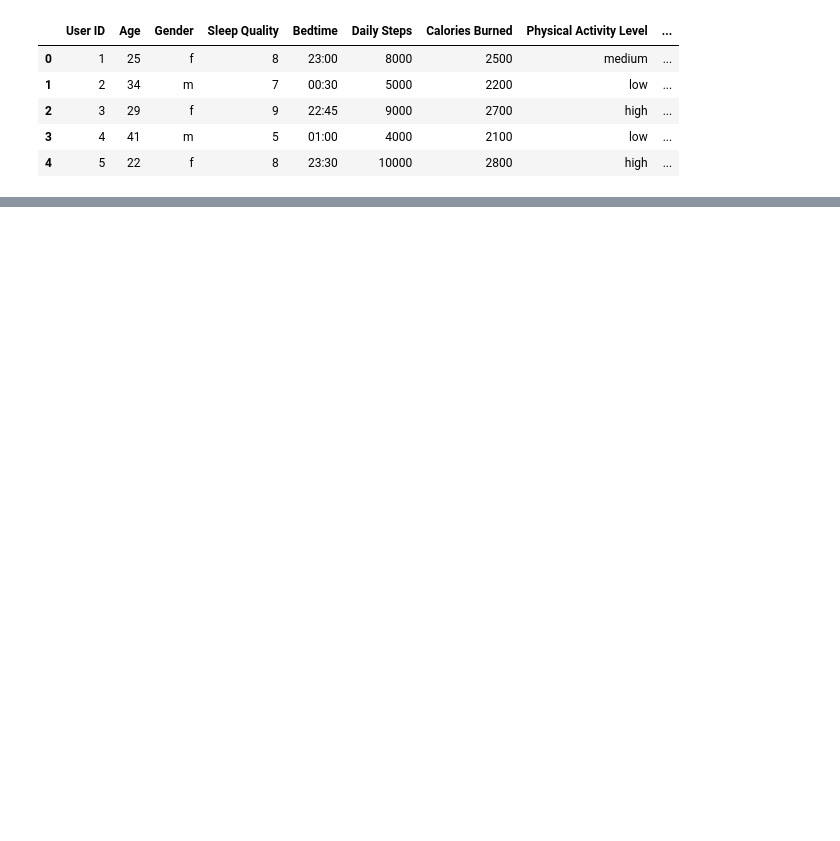
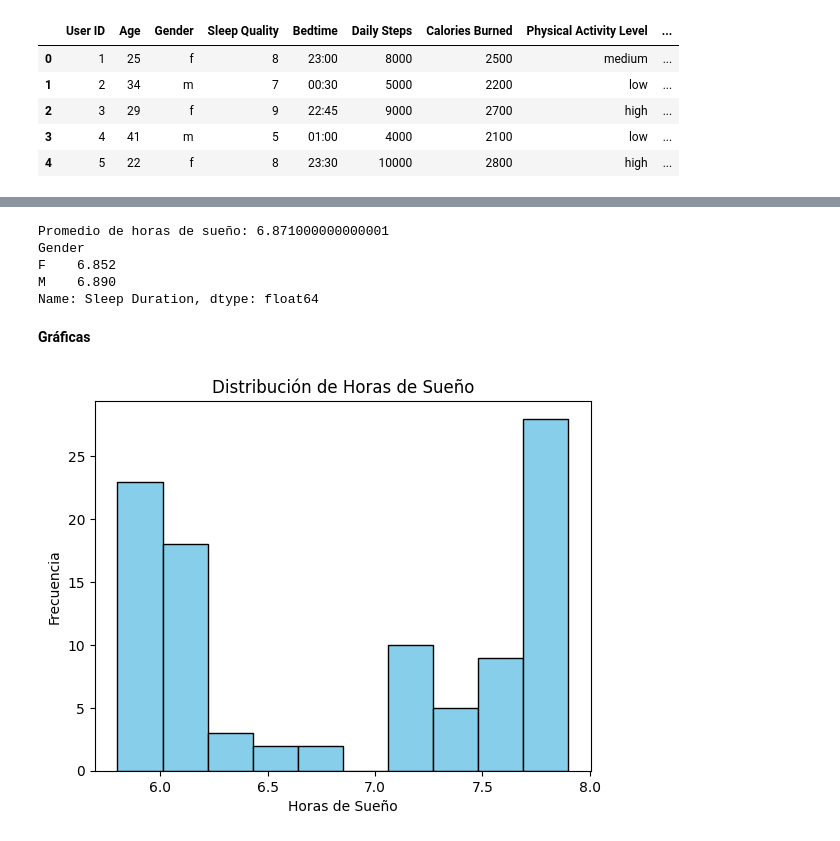
Before and after one commit to gaboUTN34/sic-ecuador-2025-proyectos, a Jupyter notebook: EC03/ANÁLISIS Y VISUALIZACIÓN DE PATRONES DE SUEÑO/src/analysis.ipynb, the cells around one changed output, grey strips where cells are left out. Drawn from its saved outputs; the diff is of its cells as text; code cells hidden in the pictures; blank space fills up the shorter version.

```diff
--- a/EC03/ANÁLISIS Y VISUALIZACIÓN DE PATRONES DE SUEÑO/src/analysis.ipynb
+++ b/EC03/ANÁLISIS Y VISUALIZACIÓN DE PATRONES DE SUEÑO/src/analysis.ipynb
@@ -18,3 +15,0 @@ df.head()
-# %%
-df[['Systolic_BP', 'Diastolic_BP']] = df['Blood Pressure'].str.split('/', expand=True).astype(float)
-df.drop(columns=['Blood Pressure'], inplace=True)
@@ -87,0 +45,21 @@ df['User ID'] = df['User ID'].astype("string")
+# %%
+#Unificar categorías
+df["Sleep Quality"] = df["Sleep Quality"].astype(str).str.capitalize()
+
+#Normalización
+df["Sleep Quality"] = df["Sleep Quality"].astype(str).str.capitalize()
+df["Gender"] = df["Gender"].astype(str).str.upper()
+df["User ID"] = df["User ID"].astype("string")
+df["Occupation"] = df["Occupation"].str.strip()
+
+#conversión a valores numéricos
+df["Sleep Duration"] = pd.to_numeric(df["Sleep Duration"], errors="coerce")
+df["Sleep Duration"] = pd.to_numeric(df["Sleep Duration"], errors="coerce")
+df["Daily Steps"] = pd.to_numeric(df["Daily Steps"], errors="coerce")
+# %%
+#Limpieza de Blood Pressure (Separar columnas en sistólica y diastólica)
+if "Blood Pressure" in df.columns:
+    df[["BP_Systolic", "BP_Diastolic"]] = df["Blood Pressure"].str.split("/", expand=True)
+    df["BP_Systolic"] = pd.to_numeric(df["BP_Systolic"], errors="coerce")
+    df["BP_Diastolic"] = pd.to_numeric(df["BP_Diastolic"], errors="coerce")
+    df = df.drop(columns=["Blood Pressure"])
@@ -87,0 +143,24 @@ df['User ID'] = df['User ID'].astype("string")
+# %%
+# Promedio de horas de sueño
+promedio_sueño = df["Sleep Duration"].mean()
+print("Promedio de horas de sueño:", promedio_sueño)
+
+# Distribución por género
+print(df.groupby("Gender")["Sleep Duration"].mean())
+# %% [output]
+Promedio de horas de sueño: 6.871000000000001
+Gender
+F    6.852
+M    6.890
+Name: Sleep Duration, dtype: float64
+# %% [markdown]
+**Gráficas**
+# %%
+#Histograma de horas de sueño
+plt.hist(df["Sleep Duration"], bins=10, color="skyblue", edgecolor="black")
+plt.title("Distribución de Horas de Sueño")
+plt.xlabel("Horas de Sueño")
+plt.ylabel("Frecuencia")
+plt.show()
+# %% [output]
+[figure, added]
```
Also changed, not shown: parts of 23 cells of this notebook, 2 other files.
